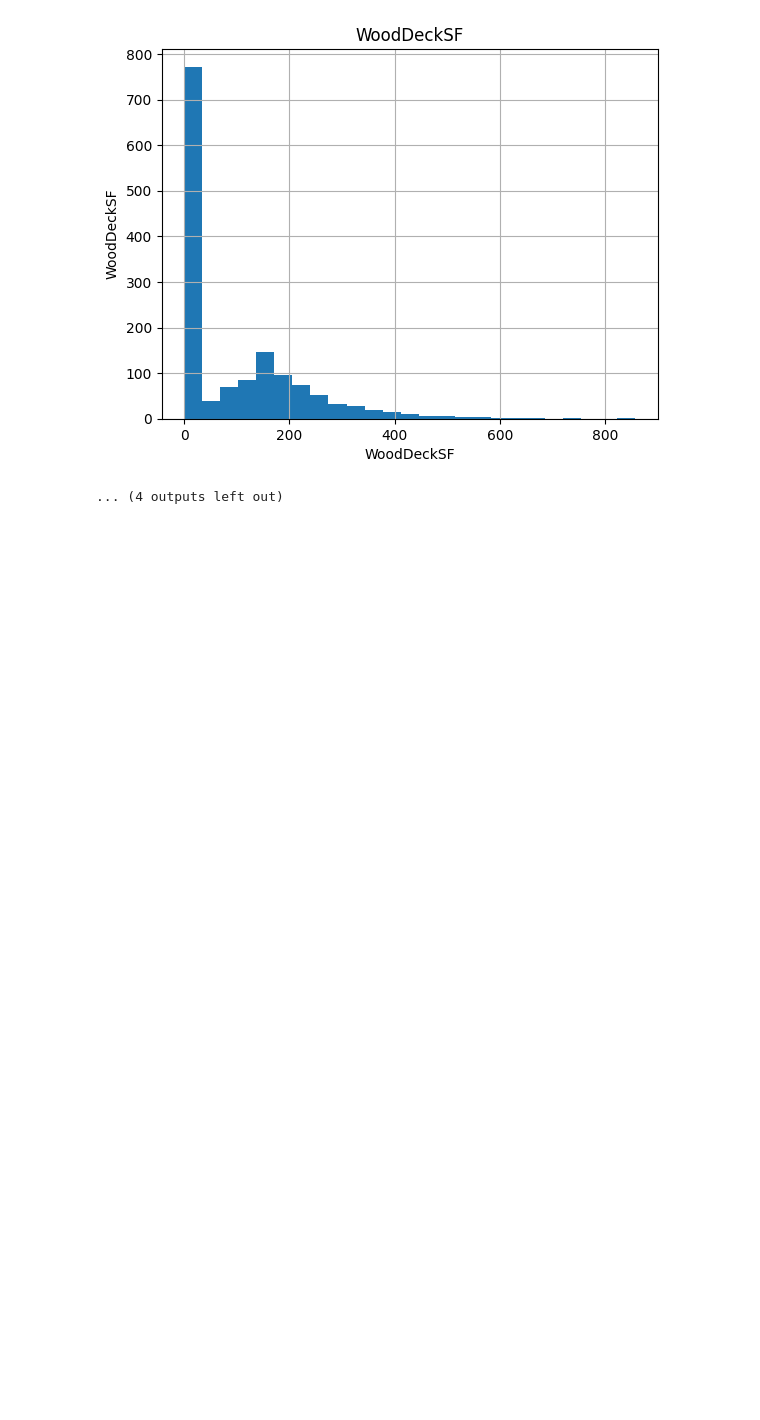
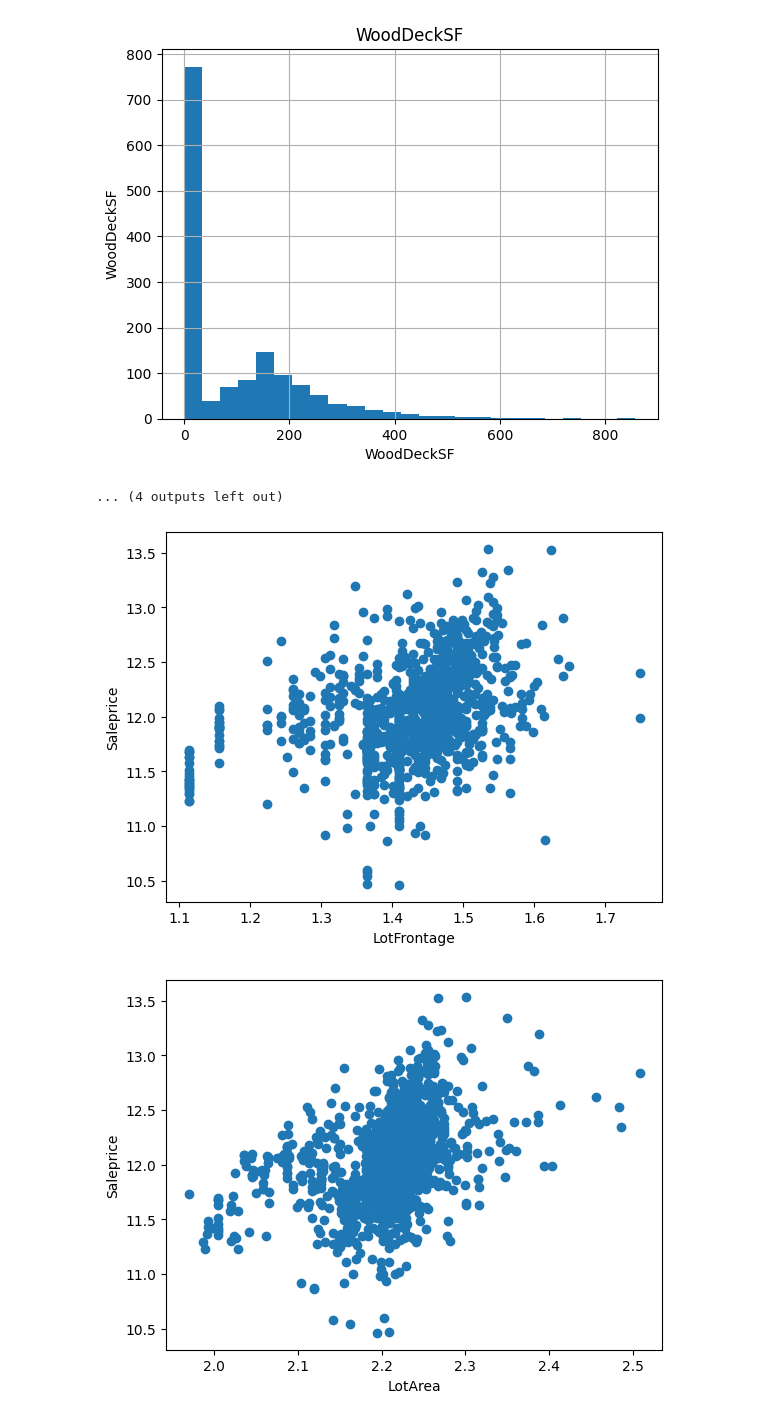
Before and after one commit to BALAJI08953/NASA-DATASET-EDA-MULTI_MODELS, a Jupyter notebook: project_datascience.ipynb, the cells around one changed output. Cells and saved outputs as stored; diff of their text form; code cells hidden in the pictures; blank space fills up the shorter version.

Commit message:
THE COMPLETE EDA ON 24-11-2026 NEXT PART OF THE COMMIT WILL THE FEATURE ENGINEERING AND CONTINUED BY FEATURE SELECTION ON THE FOLLOWING DAYS

```diff
--- a/project_datascience.ipynb
+++ b/project_datascience.ipynb
@@ -317,3 +318,22 @@ for feature in continous_features:
 [figure]
 [figure]
 ... (4 outputs left out)
+# %%
+#PART 2 CONTINUING EDA PART 2
+#THE UP PART CONTINUOUS ONLY THE LAST FEATURE LOOKS A NORMAL DISTRUBUTION
+#WE WILL BE USING THE LOGRITHMIC TRANFORMATION
+meta=df_train.copy()
+# %%
+for feature in continous_features:
+    if 0 in meta[feature].unique():
+        pass
+    else:
+        meta[feature]=np.log(meta[feature])
+        meta['SalePrice']=np.log(data['SalePrice'])
+        plt.scatter(meta[feature],meta['SalePrice'])
+        plt.xlabel(feature)
+        plt.ylabel('Saleprice')
+        plt.show()
+# %% [output]
+[figure, added]
+[figure, added]
```
Also changed, not shown: parts of 9 cells of this notebook.
